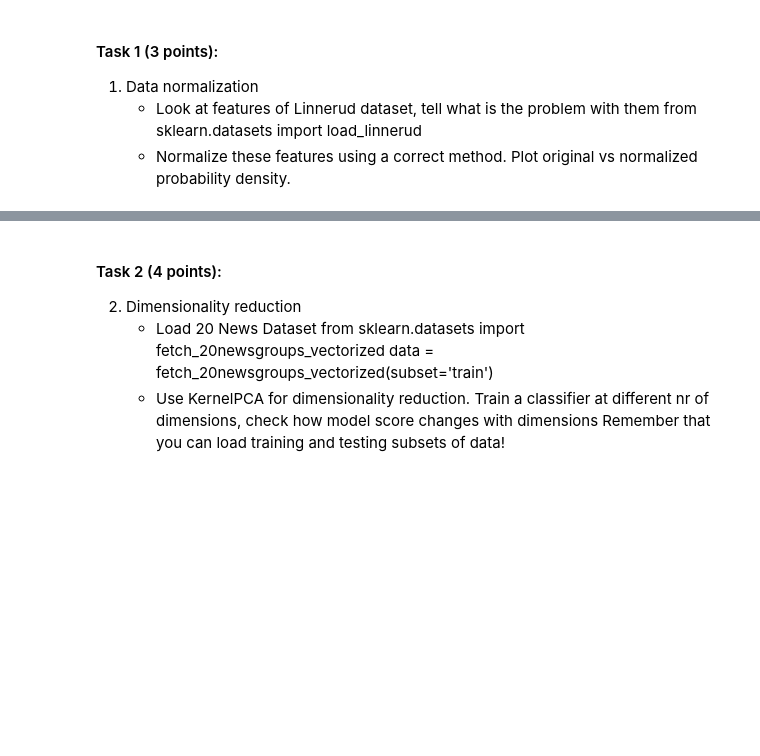
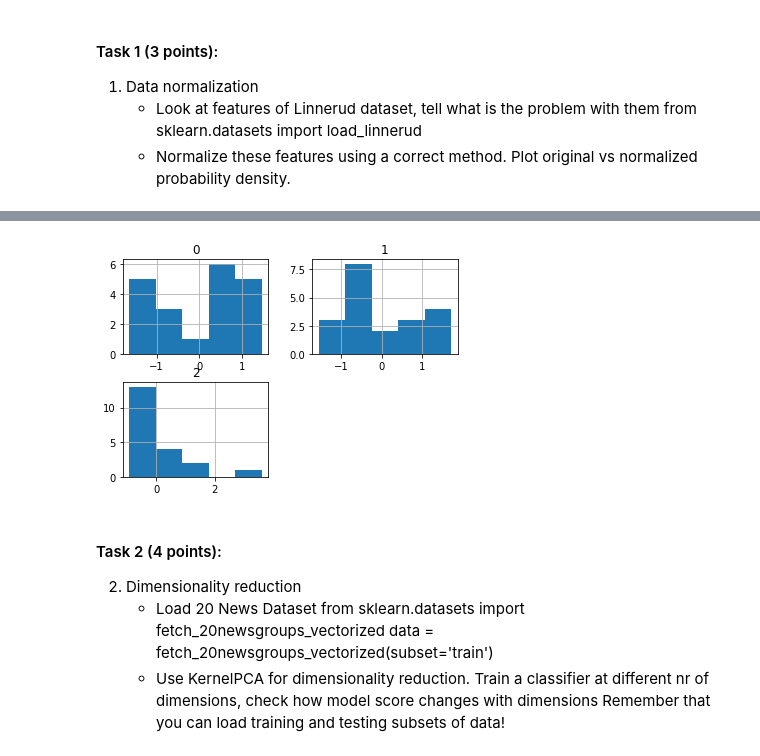
Before and after one commit to Basirulislam/Assignment_2, a Jupyter notebook: Assignment 2.ipynb, the cells around one changed output, grey strips where cells are left out. Cells and saved outputs as stored; diff of their text form; code cells hidden in the pictures; blank space fills up the shorter version.

```diff
--- a/Assignment 2.ipynb
+++ b/Assignment 2.ipynb
@@ -41,3 +81,7 @@ fatal: unable to auto-detect email address (got 'Omistaja@DESKTOP-5I0UCPA.(none)
+# %%
+hist_scaled = Dataset_scaled.hist(bins=5)
+# %% [output]
+[figure, added]
 # %% [markdown]
 #### Task 2 (4 points):
 2. Dimensionality reduction
```
Also changed, not shown: parts of 7 cells of this notebook.
